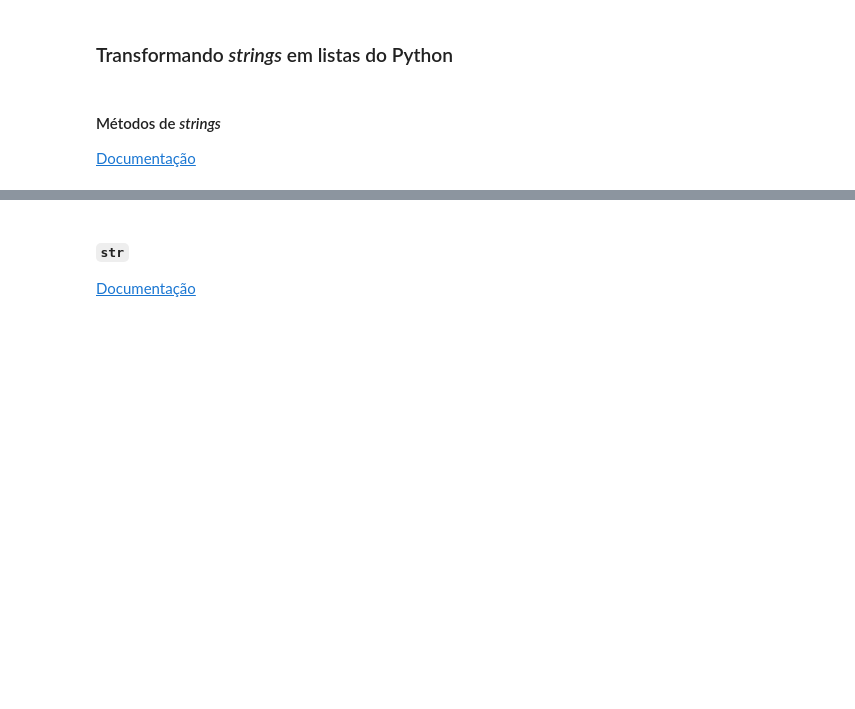
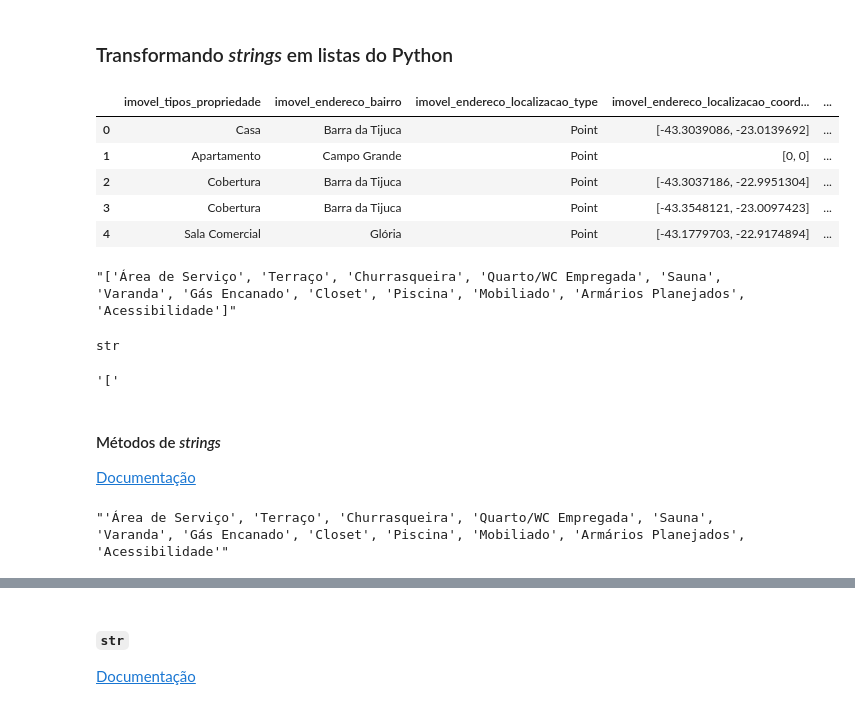
Before and after one commit to josenaldo/alura-cds-python-pandas-tecnicas-avancadas, a Jupyter notebook: notebook/Projeto.ipynb, the cells around one changed output, grey strips where cells are left out. Drawn from its saved outputs; the diff is of its cells as text; code cells hidden in the pictures; blank space fills up the shorter version.

```diff
--- a/notebook/Projeto.ipynb
+++ b/notebook/Projeto.ipynb
@@ -197,7 +321,33 @@ bairros
 ## Trabalhando com dados textuais
 # %% [markdown]
 ### Transformando *strings* em listas do Python
+# %%
+dados_normal_listings.head(5)
+# %% [output]
+|  | imovel_tipos_propriedade | imovel_endereco_bairro | imovel_endereco_localizacao_type | imovel_endereco_localizacao_coord... | ... |
+| 0 | Casa | Barra da Tijuca | Point | [-43.3039086, -23.0139692] | ... |
+| 1 | Apartamento | Campo Grande | Point | [0, 0] | ... |
+| 2 | Cobertura | Barra da Tijuca | Point | [-43.3037186, -22.9951304] | ... |
+| 3 | Cobertura | Barra da Tijuca | Point | [-43.3548121, -23.0097423] | ... |
+| 4 | Sala Comercial | Glória | Point | [-43.1779703, -22.9174894] | ... |
+# %%
+lista_str = dados_normal_listings.loc[0, 'imovel_caracteristicas_propriedade']
+lista_str
+# %% [output]
+"['Área de Serviço', 'Terraço', 'Churrasqueira', 'Quarto/WC Empregada', 'Sauna', 'Varanda', 'Gás Encanado', 'Closet', 'Piscina', 'Mobiliado', 'Armários Planejados', 'Acessibilidade']"
+# %%
+type(lista_str)
+# %% [output]
+str
+# %%
+lista_str[0]
+# %% [output]
+'['
 # %% [markdown]
 #### Métodos de *strings*
 
 [Documentação](https://docs.python.org/3.6/library/stdtypes.html#string-methods)
+# %%
+lista_str[1:-1]
+# %% [output]
+"'Área de Serviço', 'Terraço', 'Churrasqueira', 'Quarto/WC Empregada', 'Sauna', 'Varanda', 'Gás Encanado', 'Closet', 'Piscina', 'Mobiliado', 'Armários Planejados', 'Acessibilidade'"
```
Also changed, not shown: parts of 16 cells of this notebook.
